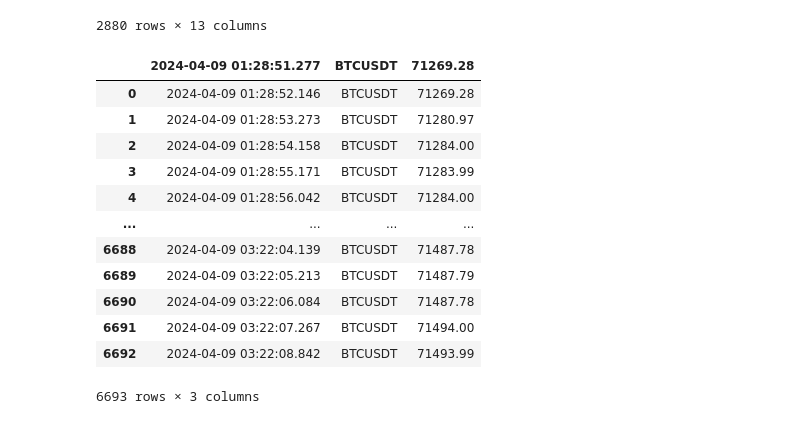
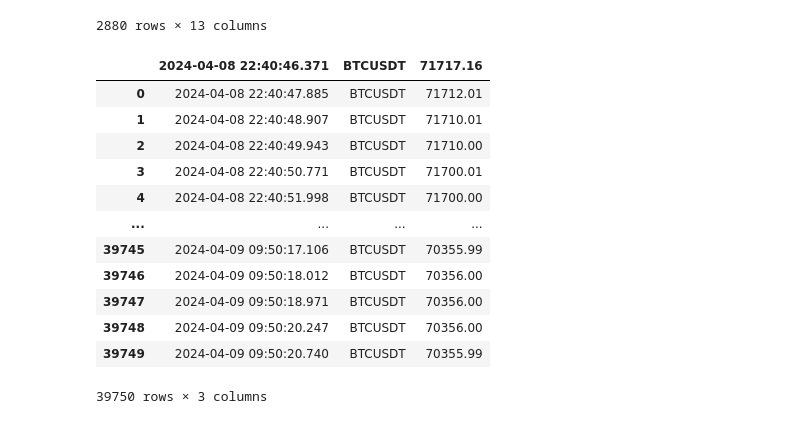
Before and after one commit to Tinmarian/tradingbot, a Jupyter notebook: cristian/scripts/analisis_estrategia_histdata.ipynb, the cells around one changed output. Drawn from its saved outputs; the diff is of its cells as text; code cells hidden in the pictures.

```diff
--- a/cristian/scripts/analisis_estrategia_histdata.ipynb
+++ b/cristian/scripts/analisis_estrategia_histdata.ipynb
@@ -312,19 +312,19 @@ recent_data
 | 2879 | 2024-04-08 22:15:00 | 71664.22 | 71664.23 | 71655.27 | 71655.28 | 0.69659 | 71664.938226 | -9.622692 | ... |
 2880 rows × 13 columns
 # %%
-df_test = pd.read_csv('../../csvs/streaming/BTCUSDT.csv',skiprows=10000)
+df_test = pd.read_csv('../../csvs/streaming/BTCUSDT.csv')
 df_test
 # %% [output]
-|  | 2024-04-09 01:28:51.277 | BTCUSDT | 71269.28 |
-| 0 | 2024-04-09 01:28:52.146 | BTCUSDT | 71269.28 |
-| 1 | 2024-04-09 01:28:53.273 | BTCUSDT | 71280.97 |
-| 2 | 2024-04-09 01:28:54.158 | BTCUSDT | 71284.00 |
-| 3 | 2024-04-09 01:28:55.171 | BTCUSDT | 71283.99 |
-| 4 | 2024-04-09 01:28:56.042 | BTCUSDT | 71284.00 |
+|  | 2024-04-08 22:40:46.371 | BTCUSDT | 71717.16 |
+| 0 | 2024-04-08 22:40:47.885 | BTCUSDT | 71712.01 |
+| 1 | 2024-04-08 22:40:48.907 | BTCUSDT | 71710.01 |
+| 2 | 2024-04-08 22:40:49.943 | BTCUSDT | 71710.00 |
+| 3 | 2024-04-08 22:40:50.771 | BTCUSDT | 71700.01 |
+| 4 | 2024-04-08 22:40:51.998 | BTCUSDT | 71700.00 |
 | ... | ... | ... | ... |
-| 6688 | 2024-04-09 03:22:04.139 | BTCUSDT | 71487.78 |
-| 6689 | 2024-04-09 03:22:05.213 | BTCUSDT | 71487.79 |
-| 6690 | 2024-04-09 03:22:06.084 | BTCUSDT | 71487.78 |
-| 6691 | 2024-04-09 03:22:07.267 | BTCUSDT | 71494.00 |
-| 6692 | 2024-04-09 03:22:08.842 | BTCUSDT | 71493.99 |
+| 39745 | 2024-04-09 09:50:17.106 | BTCUSDT | 70355.99 |
+| 39746 | 2024-04-09 09:50:18.012 | BTCUSDT | 70356.00 |
+| 39747 | 2024-04-09 09:50:18.971 | BTCUSDT | 70356.00 |
+| 39748 | 2024-04-09 09:50:20.247 | BTCUSDT | 70356.00 |
+| 39749 | 2024-04-09 09:50:20.740 | BTCUSDT | 70355.99 |
-6693 rows × 3 columns
+39750 rows × 3 columns
```
Also changed, not shown: 6 other files.
